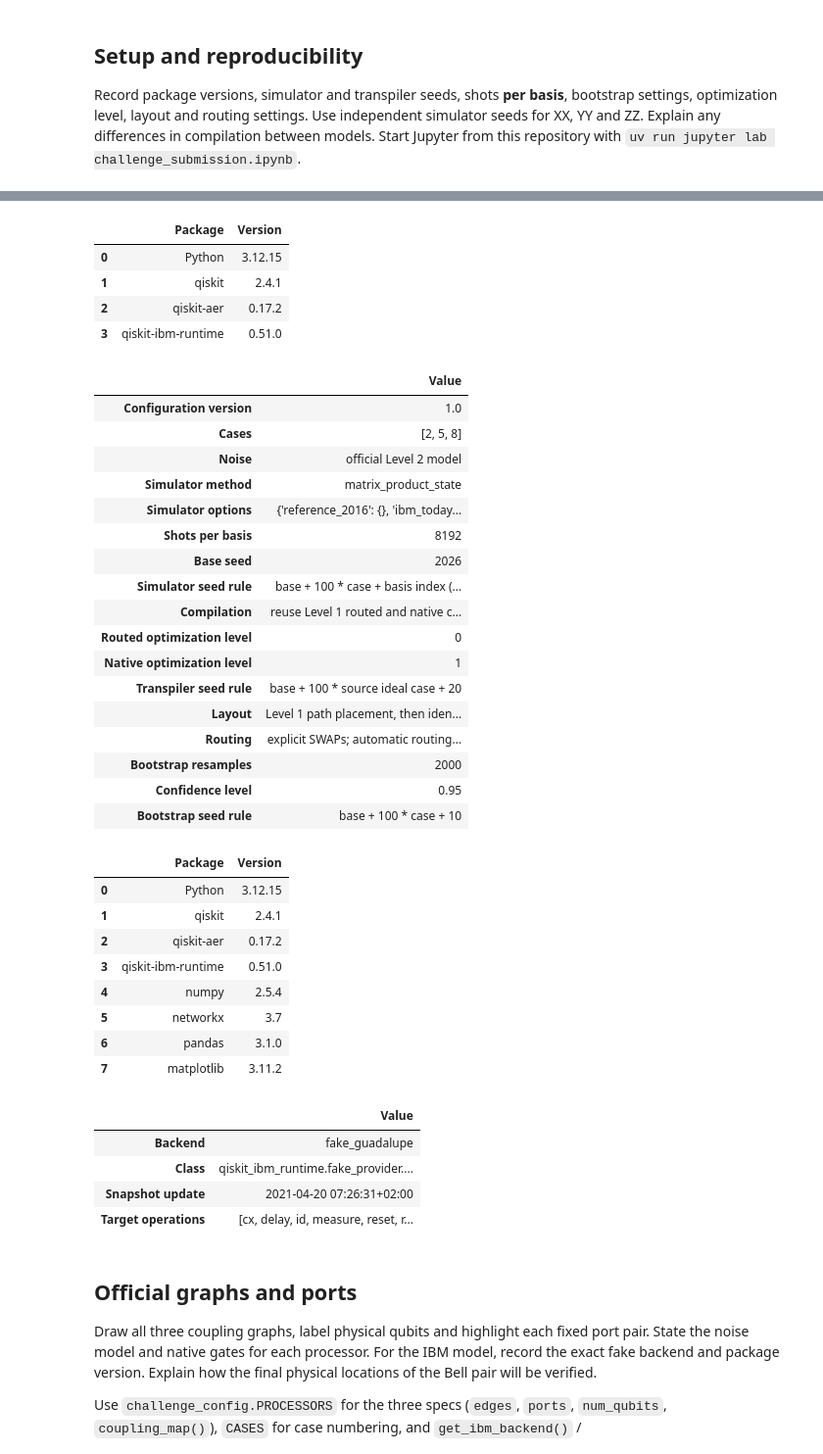
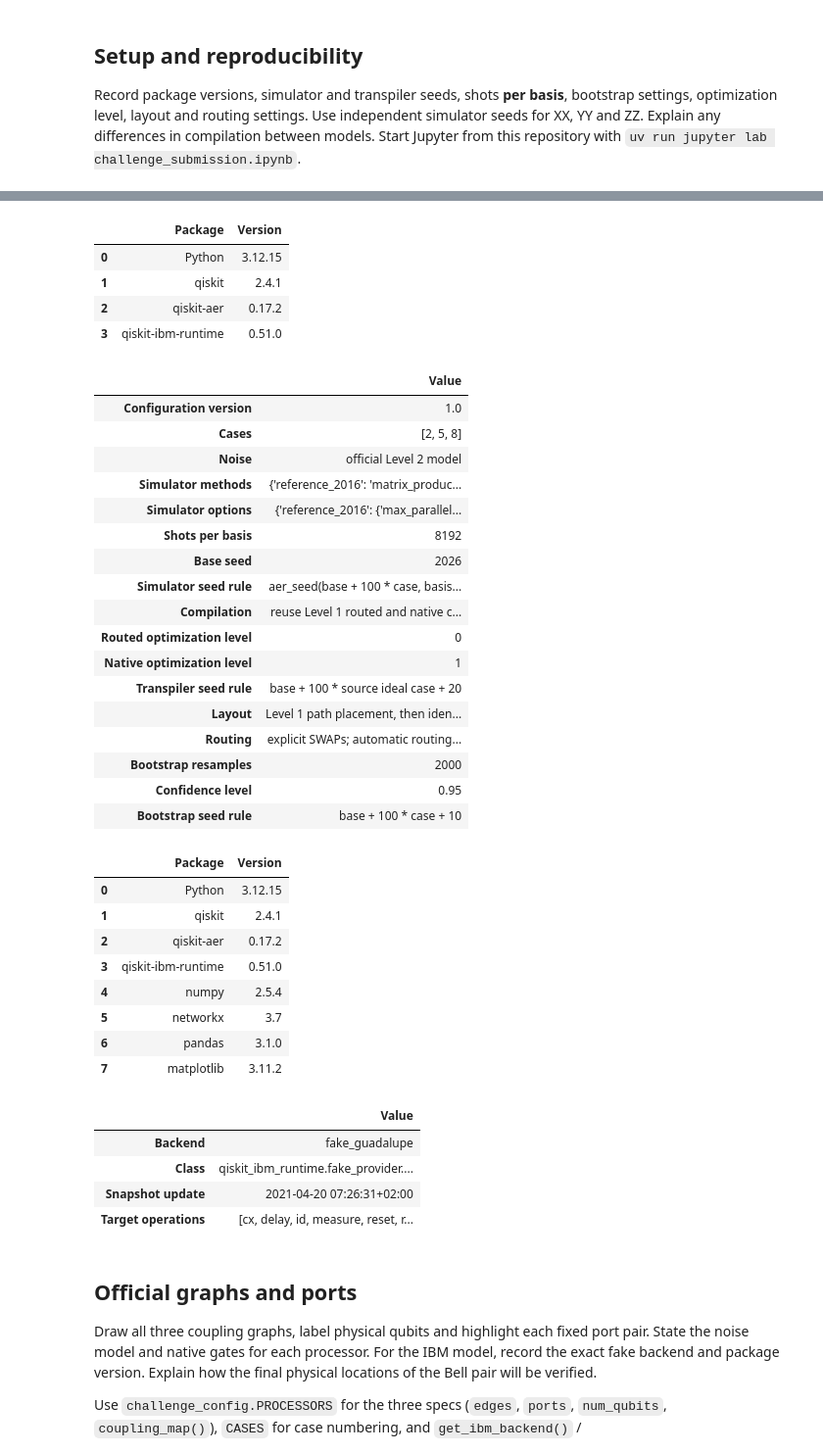
Before and after one commit to Clement-Wright/Geometry-Aware-Quantum-Cloud-Challenge-QCCR, a Jupyter notebook: challenge_submission.ipynb, the cells around one changed output, grey strips where cells are left out. Shown at 98% size. Cells and saved outputs as stored; diff of their text form; code cells hidden in the pictures.

```diff
--- a/challenge_submission.ipynb
+++ b/challenge_submission.ipynb
@@ -33,6 +33,8 @@ from challenge_config import (
     SEED, SHOTS_PER_BASIS, SYNTHETIC_BASIS_GATES, get_ibm_backend, make_noise_model,
 )
 
+from simulation_seeds import aer_seed
+
 BASES = ("ZZ", "XX", "YY")
 TRANSPILE_OPT_LEVEL = 1
 
@@ -42,10 +44,8 @@ SIMULATOR_METHOD = "matrix_product_state"
 OPTIMIZATION_LEVEL = 0
 processor_id = "reference_2016"
 spec = PROCESSORS[processor_id]
-case1_simulator_seeds = {
-    basis: SEED + 100 * CASE_NUMBER + BASES.index(basis)
-    for basis in BASIS_ORDER
-}
+case1_simulator_seeds = {basis: aer_seed(SEED + 100 * CASE_NUMBER, basis)
+                         for basis in BASIS_ORDER}
 case1_bootstrap_seeds = {
     basis: SEED + 100 * CASE_NUMBER + 10 + BASES.index(basis) for basis in BASIS_ORDER
 }
@@ -81,12 +81,14 @@ LEVEL2_CASES = tuple(case for case in CASES if case[2] == 2)
 SIMULATOR_METHOD = "matrix_product_state"
 OPTIMIZATION_LEVEL = 0
 SIMULATOR_OPTIONS = {
-    "reference_2016": {},
+    "reference_2016": {"max_parallel_threads": 1},
     "ibm_today": {"max_parallel_threads": 1, "max_parallel_experiments": 1,
-                  "matrix_product_state_truncation_threshold": 1e-16,
-                  "mps_sample_measure_algorithm": "mps_apply_measure"},
+                  "max_memory_mb": 512, "shot_branching_enable": False,
+                  "shot_branching_sampling_enable": False},
     "hyperbolic": {"max_parallel_threads": 1},
 }
+SIMULATOR_METHODS = {pid: "density_matrix" if pid == "ibm_today" else SIMULATOR_METHOD
+                     for pid in PROCESSORS}
 
 # MPS stores the 35-qubit state as a chain of smaller tensors.
 # Record its sampling options alongside the seeds for repeatability.
@@ -94,9 +96,9 @@ run_settings = {
     "Configuration version": CONFIG_VERSION,
     "Cases": [case_number for case_number, _, _ in LEVEL2_CASES],
     "Noise": "official Level 2 model",
-    "Simulator method": SIMULATOR_METHOD, "Simulator options": SIMULATOR_OPTIONS,
+    "Simulator methods": SIMULATOR_METHODS, "Simulator options": SIMULATOR_OPTIONS,
     "Shots per basis": SHOTS_PER_BASIS, "Base seed": SEED,
-    "Simulator seed rule": "base + 100 * case + basis index (XX=0, YY=1, ZZ=2)",
+    "Simulator seed rule": "aer_seed(base + 100 * case, basis); audited disjoint shot ranges",
     "Compilation": "reuse Level 1 routed and native circuits",
     "Routed optimization level": 0, "Native optimization level": TRANSPILE_OPT_LEVEL,
     "Transpiler seed rule": "base + 100 * source ideal case + 20",
@@ -134,24 +136,24 @@ display(pd.Series(ibm_backend_record, name="Value").to_frame())
 | Transpiler seed | 2146 |
 | ... | ... |
 | Routed optimization level | 0 |
 | Native optimization level | 1 |
 | Bootstrap resamples | 2000 |
 | Confidence level | 0.95 |
 | Bootstrap seeds | {'XX': 2137, 'YY': 2138, 'ZZ': 2136} |
 |  | Package | Version |
 | 0 | Python | 3.12.15 |
 | 1 | qiskit | 2.4.1 |
 | 2 | qiskit-aer | 0.17.2 |
 | 3 | qiskit-ibm-runtime | 0.51.0 |
 |  | Value |
 | Configuration version | 1.0 |
 | Cases | [2, 5, 8] |
 | Noise | official Level 2 model |
-| Simulator method | matrix_product_state |
-| Simulator options | {'reference_2016': {}, 'ibm_today... |
+| Simulator methods | {'reference_2016': 'matrix_produc... |
+| Simulator options | {'reference_2016': {'max_parallel... |
 | Shots per basis | 8192 |
 | Base seed | 2026 |
-| Simulator seed rule | base + 100 * case + basis index (... |
+| Simulator seed rule | aer_seed(base + 100 * case, basis... |
 | Compilation | reuse Level 1 routed and native c... |
 | Routed optimization level | 0 |
 | Native optimization level | 1 |
```
Also changed, not shown: parts of 27 cells of this notebook, 2 other files.
